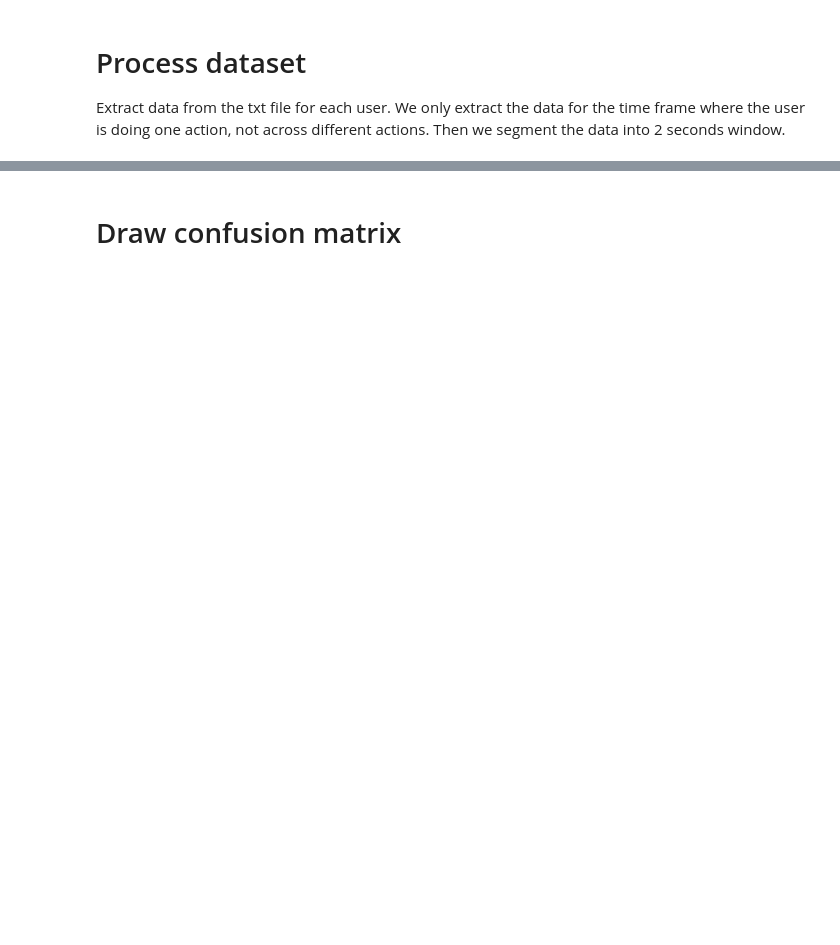
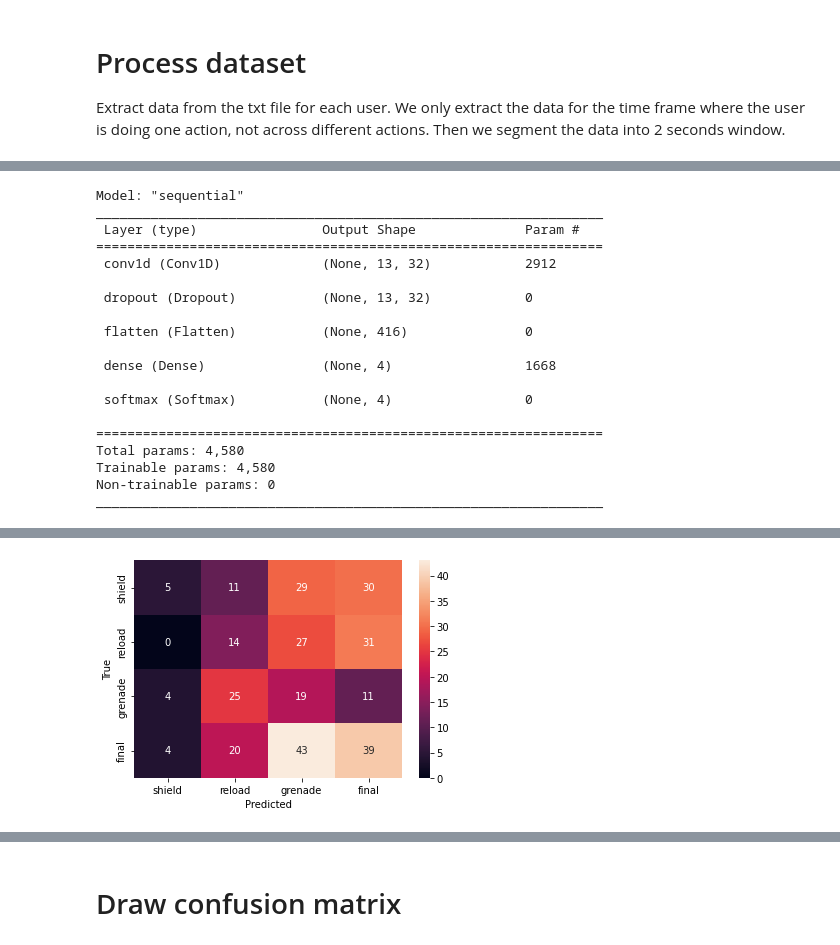
Before and after one commit to yuejunfeng0909/CG4002_CNN_Model, a Jupyter notebook: CNN.ipynb, the cells around one changed output, grey strips where cells are left out. Saved outputs shown, nothing was run; the diff lists cells and outputs as text; code cells hidden in the pictures; blank space fills up the shorter version.

```diff
--- a/CNN.ipynb
+++ b/CNN.ipynb
@@ -134,5 +156,5 @@ for i in range(len(action_types)):
 # %%
-conv1filters = 10
+conv1filters = 32
 conv1kernel = 15
 conv1stride = 5
 
@@ -156,3 +178,23 @@ sns.heatmap(result, annot=True, fmt="d", xticklabels=action_types, yticklabels=a
 plt.xlabel("Predicted")
 plt.ylabel("True")
 plt.show()
+# %% [output]
+Model: "sequential"
+_________________________________________________________________
+ Layer (type)                Output Shape              Param #
+=================================================================
+ conv1d (Conv1D)             (None, 13, 32)            2912
+
+ dropout (Dropout)           (None, 13, 32)            0
+
+ flatten (Flatten)           (None, 416)               0
+
+ dense (Dense)               (None, 4)                 1668
+
+ softmax (Softmax)           (None, 4)                 0
+
+=================================================================
+Total params: 4,580
+Trainable params: 4,580
+Non-trainable params: 0
+_________________________________________________________________
@@ -159,3 +202,4 @@ plt.show()
+[figure, added]
 # %%
 # checkpoint callback
 checkpoint_filepath = "model_checkpoint/"
```
Also changed, not shown: parts of 5 cells of this notebook.
